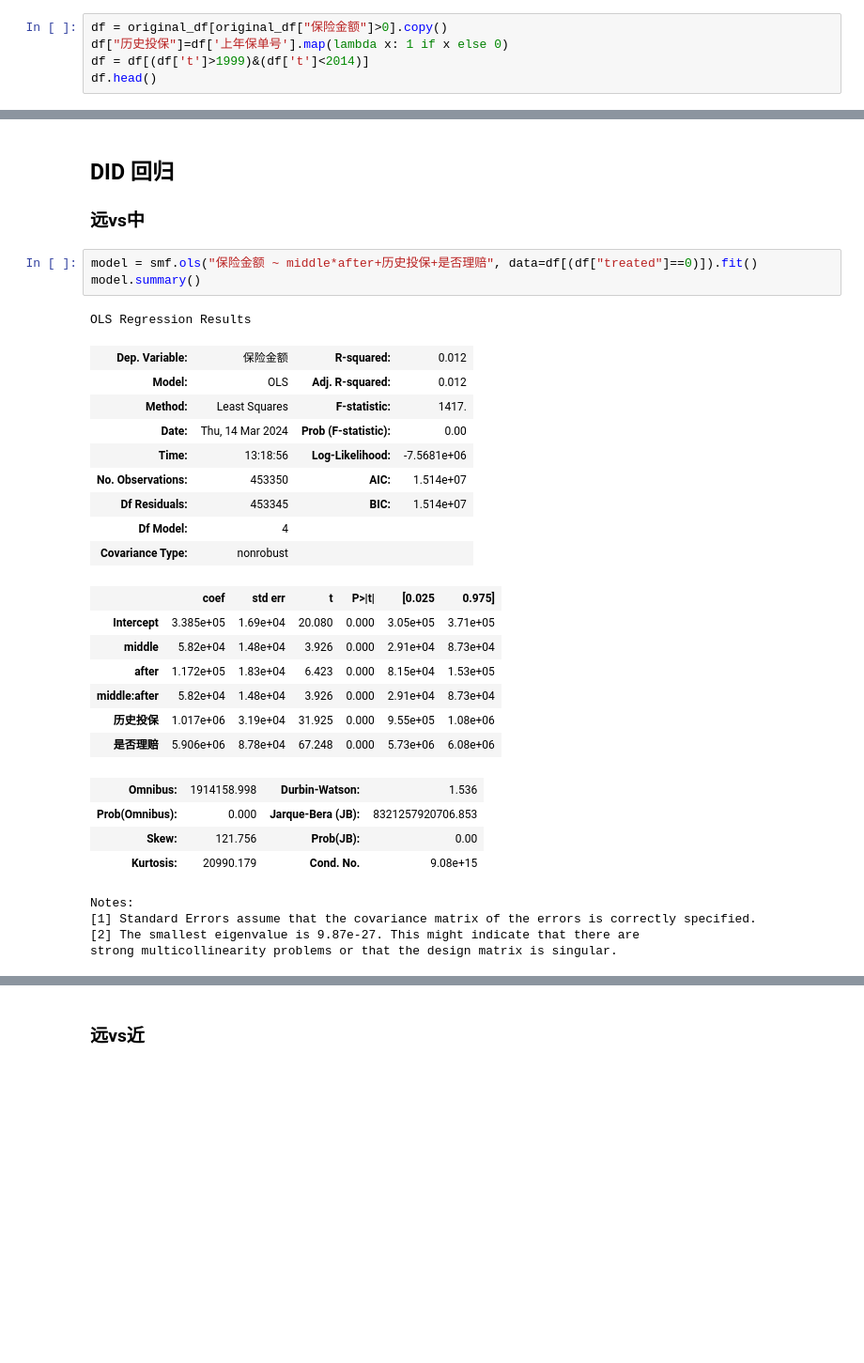
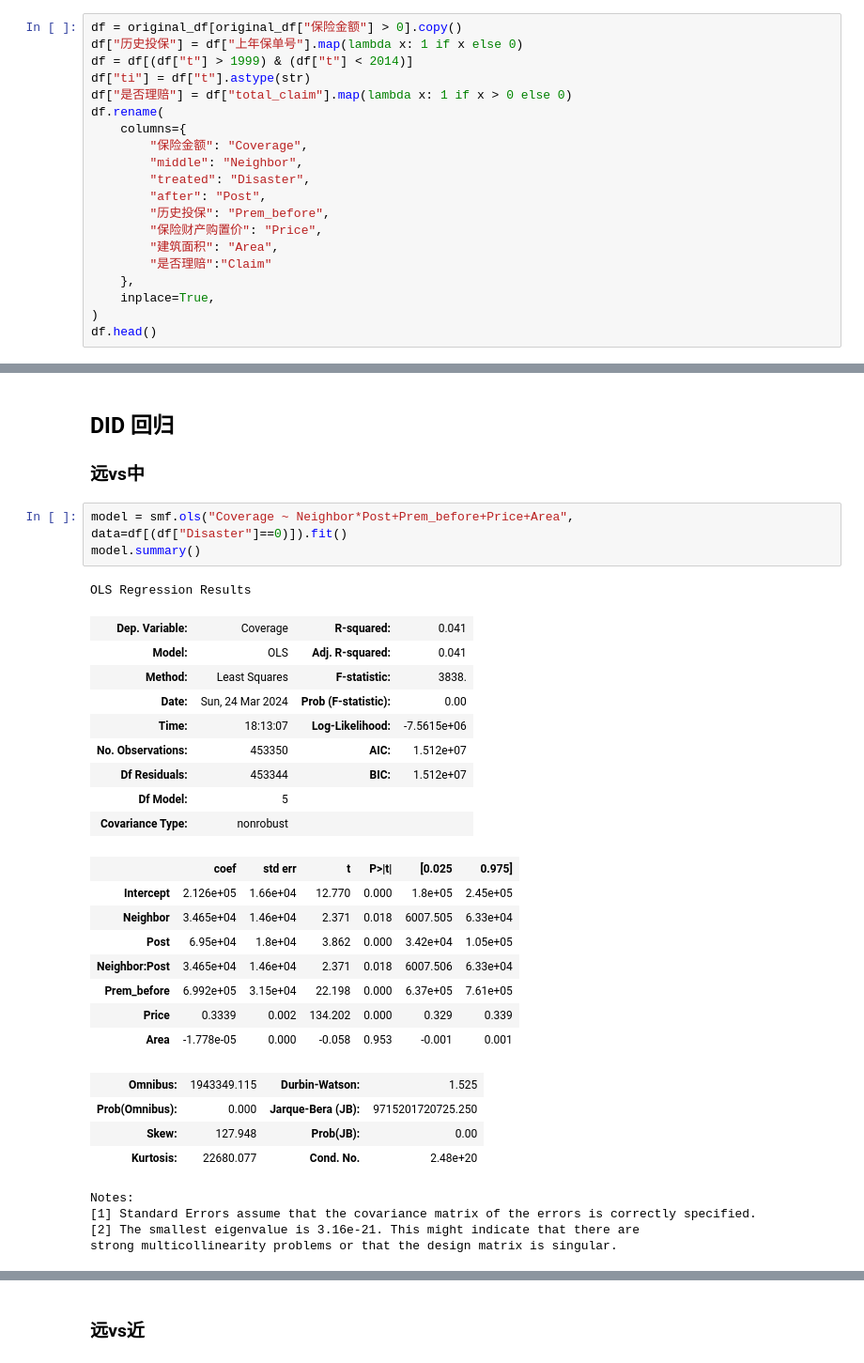
Before and after one commit to ErnestDong/thesis-master, a Jupyter notebook: src/main.ipynb, the cells around one changed output, grey strips where cells are left out. Shown: that part at 94% size. Cells and saved outputs as stored; diff of their text form; blank space fills up the shorter version.

```diff
--- a/src/main.ipynb
+++ b/src/main.ipynb
@@ -31,6 +31,21 @@ sns.kdeplot(original_df["distance"], fill=True)
 # %%
-df = original_df[original_df["保险金额"]>0].copy()
-df["历史投保"]=df['上年保单号'].map(lambda x: 1 if x else 0)
-df = df[(df['t']>1999)&(df['t']<2014)]
+df = original_df[original_df["保险金额"] > 0].copy()
+df["历史投保"] = df["上年保单号"].map(lambda x: 1 if x else 0)
+df = df[(df["t"] > 1999) & (df["t"] < 2014)]
+df["ti"] = df["t"].astype(str)
+df["是否理赔"] = df["total_claim"].map(lambda x: 1 if x > 0 else 0)
+df.rename(
+    columns={
+        "保险金额": "Coverage",
+        "middle": "Neighbor",
+        "treated": "Disaster",
+        "after": "Post",
+        "历史投保": "Prem_before",
+        "保险财产购置价": "Price",
+        "建筑面积": "Area",
+        "是否理赔":"Claim"
+    },
+    inplace=True,
+)
 df.head()
 # %% [output]
@@ -85,31 +126,32 @@ Notes:
 
 ### 远vs中
 # %%
-model = smf.ols("保险金额 ~ middle*after+历史投保+是否理赔", data=df[(df["treated"]==0)]).fit()
+model = smf.ols("Coverage ~ Neighbor*Post+Prem_before+Price+Area", data=df[(df["Disaster"]==0)]).fit()
 model.summary()
 # %% [output]
 OLS Regression Results
-| Dep. Variable: | 保险金额 | R-squared: | 0.012 |
-| Model: | OLS | Adj. R-squared: | 0.012 |
-| Method: | Least Squares | F-statistic: | 1417. |
-| Date: | Thu, 14 Mar 2024 | Prob (F-statistic): | 0.00 |
-| Time: | 13:18:56 | Log-Likelihood: | -7.5681e+06 |
-| No. Observations: | 453350 | AIC: | 1.514e+07 |
-| Df Residuals: | 453345 | BIC: | 1.514e+07 |
-| Df Model: | 4 |  |  |
+| Dep. Variable: | Coverage | R-squared: | 0.041 |
+| Model: | OLS | Adj. R-squared: | 0.041 |
+| Method: | Least Squares | F-statistic: | 3838. |
+| Date: | Sun, 24 Mar 2024 | Prob (F-statistic): | 0.00 |
+| Time: | 18:13:07 | Log-Likelihood: | -7.5615e+06 |
+| No. Observations: | 453350 | AIC: | 1.512e+07 |
+| Df Residuals: | 453344 | BIC: | 1.512e+07 |
+| Df Model: | 5 |  |  |
 | Covariance Type: | nonrobust |  |  |
 |  | coef | std err | t | P>|t| | [0.025 | 0.975] |
-| Intercept | 3.385e+05 | 1.69e+04 | 20.080 | 0.000 | 3.05e+05 | 3.71e+05 |
-| middle | 5.82e+04 | 1.48e+04 | 3.926 | 0.000 | 2.91e+04 | 8.73e+04 |
-| after | 1.172e+05 | 1.83e+04 | 6.423 | 0.000 | 8.15e+04 | 1.53e+05 |
-| middle:after | 5.82e+04 | 1.48e+04 | 3.926 | 0.000 | 2.91e+04 | 8.73e+04 |
-| 历史投保 | 1.017e+06 | 3.19e+04 | 31.925 | 0.000 | 9.55e+05 | 1.08e+06 |
-| 是否理赔 | 5.906e+06 | 8.78e+04 | 67.248 | 0.000 | 5.73e+06 | 6.08e+06 |
+| Intercept | 2.126e+05 | 1.66e+04 | 12.770 | 0.000 | 1.8e+05 | 2.45e+05 |
+| Neighbor | 3.465e+04 | 1.46e+04 | 2.371 | 0.018 | 6007.505 | 6.33e+04 |
+| Post | 6.95e+04 | 1.8e+04 | 3.862 | 0.000 | 3.42e+04 | 1.05e+05 |
+| Neighbor:Post | 3.465e+04 | 1.46e+04 | 2.371 | 0.018 | 6007.506 | 6.33e+04 |
+| Prem_before | 6.992e+05 | 3.15e+04 | 22.198 | 0.000 | 6.37e+05 | 7.61e+05 |
+| Price | 0.3339 | 0.002 | 134.202 | 0.000 | 0.329 | 0.339 |
+| Area | -1.778e-05 | 0.000 | -0.058 | 0.953 | -0.001 | 0.001 |
-| Omnibus: | 1914158.998 | Durbin-Watson: | 1.536 |
-| Prob(Omnibus): | 0.000 | Jarque-Bera (JB): | 8321257920706.853 |
-| Skew: | 121.756 | Prob(JB): | 0.00 |
-| Kurtosis: | 20990.179 | Cond. No. | 9.08e+15 |
+| Omnibus: | 1943349.115 | Durbin-Watson: | 1.525 |
+| Prob(Omnibus): | 0.000 | Jarque-Bera (JB): | 9715201720725.250 |
+| Skew: | 127.948 | Prob(JB): | 0.00 |
+| Kurtosis: | 22680.077 | Cond. No. | 2.48e+20 |
 Notes:
 [1] Standard Errors assume that the covariance matrix of the errors is correctly specified.
-[2] The smallest eigenvalue is 9.87e-27. This might indicate that there are
+[2] The smallest eigenvalue is 3.16e-21. This might indicate that there are
 strong multicollinearity problems or that the design matrix is singular.
```
Also changed, not shown: parts of 8 cells of this notebook, 16 other files.
